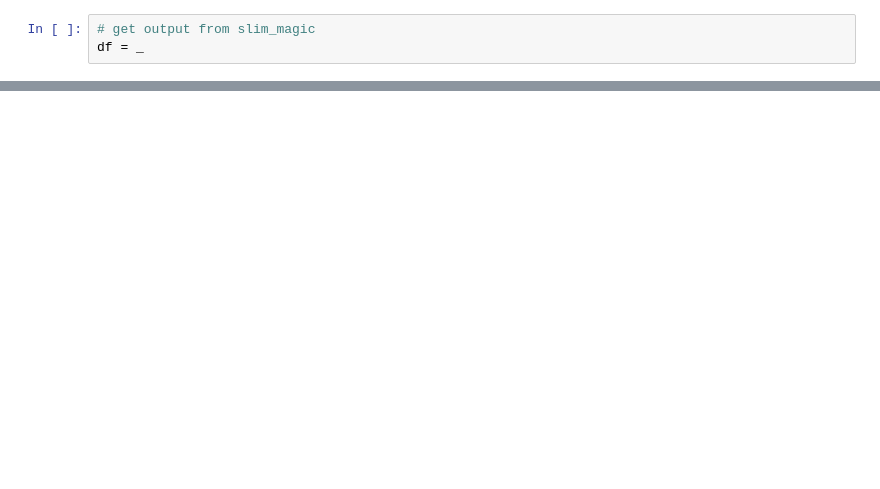
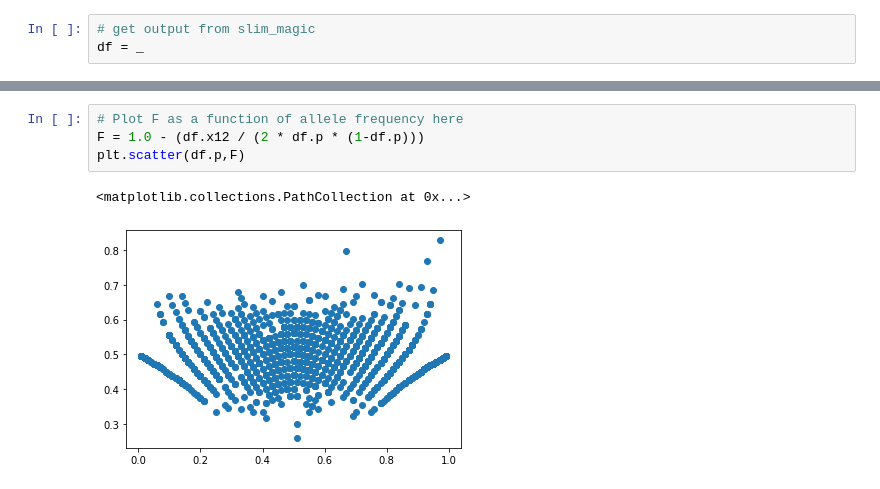
Before and after one commit to tskit-dev/pyslim, a Jupyter notebook: example_magic.ipynb, the cells around one changed output, grey strips where cells are left out. Drawn from its saved outputs; the diff is of its cells as text; blank space fills up the shorter version.

```diff
--- a/example_magic.ipynb
+++ b/example_magic.ipynb
@@ -177,0 +255,7 @@ Text(0, 0.5, 'genotype frequency')
+# %%
+# Plot F as a function of allele frequency here
+F = 1.0 - (df.x12 / (2 * df.p * (1-df.p)))
+plt.scatter(df.p,F)
+# %% [output]
+<matplotlib.collections.PathCollection at 0x...>
+[figure, added]
```
Also changed, not shown: parts of 10 cells of this notebook, 1 other file.
